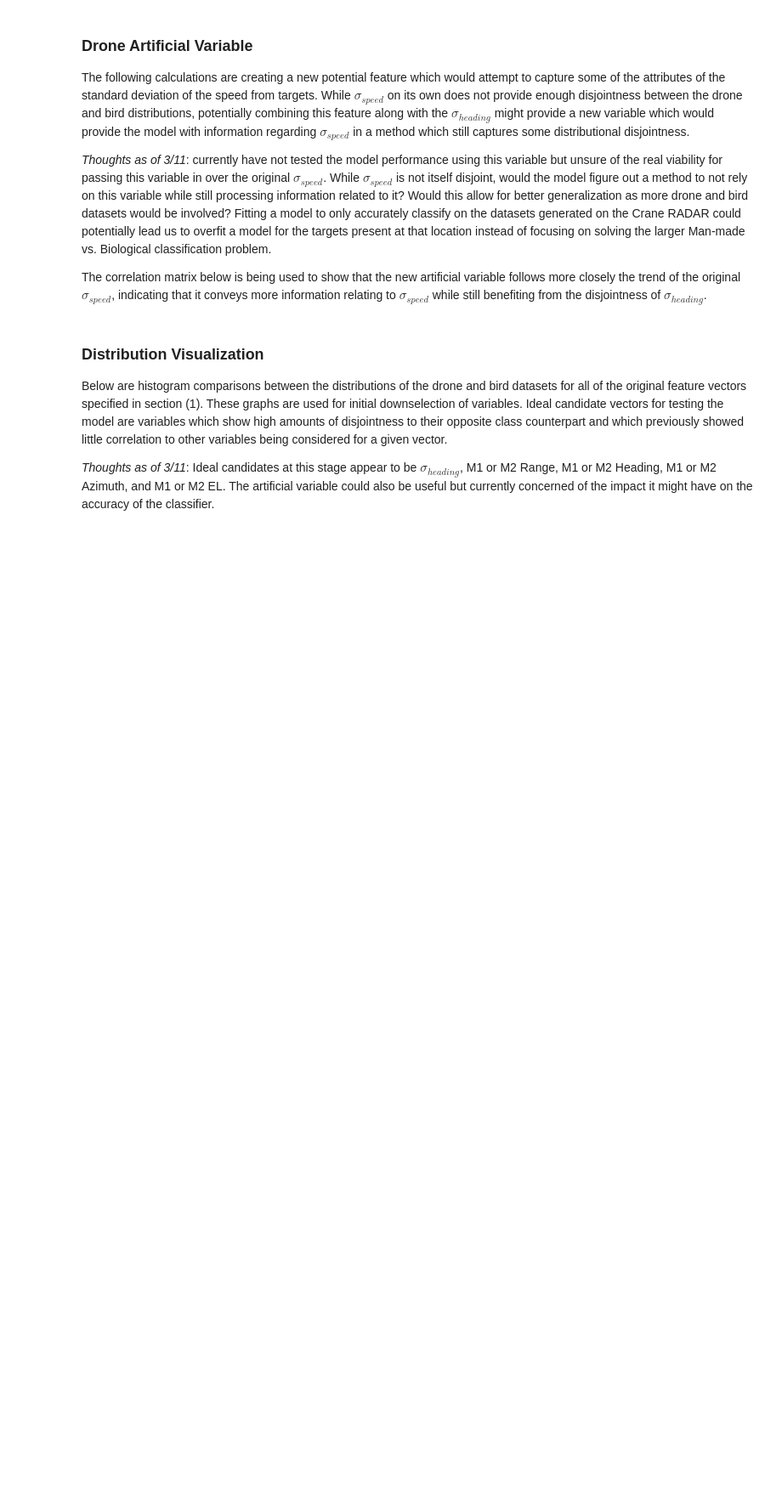
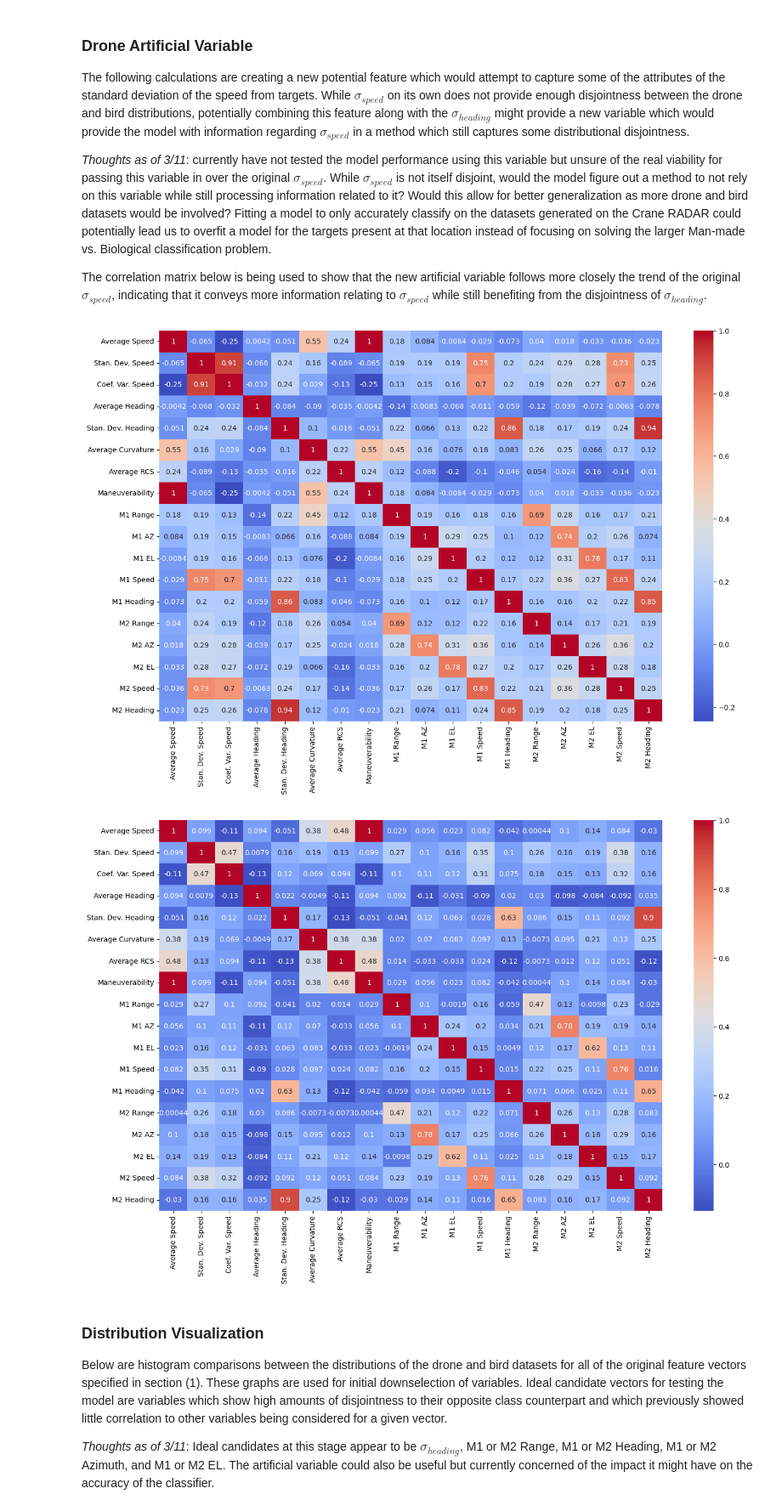
Before and after one commit to tuckerdickson/RADAR-Declutter, a Jupyter notebook: notebooks/feature_vectors.ipynb, the cells around one changed output. Shown at 85% size. Cells and saved outputs as stored; diff of their text form; code cells hidden in the pictures; blank space fills up the shorter version.

```diff
--- a/notebooks/feature_vectors.ipynb
+++ b/notebooks/feature_vectors.ipynb
@@ -161,20 +229,21 @@ def remove_outliers(column):
 # %%
 def analyze_df(df):
     uuid_groups = df.groupby('UUID')
-    feature_list = ['Average Speed', 'Stan. Dev. Speed', 'Average Heading', 'Stan. Dev. Heading', 'Average Curvature',
-                   'Maneuverability', 'M1 Range', 'M1 AZ', 'M1 EL',
+    feature_list = ['Average Speed', 'Stan. Dev. Speed', 'Coef. Var. Speed', 'Average Heading', 'Stan. Dev. Heading', 'Average Curvature',
+                   'Average RCS', 'Maneuverability', 'M1 Range', 'M1 AZ', 'M1 EL',
                    'M1 Speed', 'M1 Heading', 'M2 Range', 'M2 AZ', 'M2 EL',
                    'M2 Speed', 'M2 Heading']
     calc_dict = dict()
     calc_dict['UUID'] = []
     for feature in feature_list:
         calc_dict[feature] = []
-
     for uuid, group in uuid_groups:
         calc_dict['UUID'].append(uuid)
         mean_speed = np.mean(group['Speed'])
         calc_dict['Average Speed'].append(mean_speed)
         calc_dict['Stan. Dev. Speed'].append(np.std(group['Speed'], ddof=1))
+        calc_dict['Coef. Var. Speed'].append(calculate_coef_var(group['Speed']))
+        calc_dict['Average RCS'].append(np.mean(group['Radar Cross Section']))
         heading = calculate_heading(df)
         group = group.assign(Heading=heading)
         calc_dict['Average Heading'].append(group['Heading'].mean())
@@ -316,7 +374,7 @@ ecco_calc_dict = analyze_df(ecco_df)
 ecco_calc_df = pd.DataFrame(ecco_calc_dict)
 ecco_uuids = ecco_calc_df.pop('UUID')
 # Remove outliers from data before plotting and comparing
-ecco_df = ecco_df.apply(remove_outliers, axis=0)
+ecco_calc_df = ecco_calc_df.apply(remove_outliers, axis=0)
 ecco_calc_df['UUID'] = ecco_uuids
 ecco_calc_df.fillna(0, inplace=True)
 
@@ -446,3 +584,16 @@ sns.heatmap(np.corrcoef(list(calc_dict.values())),annot=True,fmt=".2f", linewidt
 plt.savefig('correlation_mat.png')
 # %% [markdown]
 ## Comparisons Between Datasets
+# %%
+chunk_calc_df = chunk_df.dropna(how='any')
+ecco_calc_df = ecco_calc_df.dropna(how='any')
+hostile_calc_df = my_hostile_df.dropna(how='any')
+marked_calc_df = marked_df.dropna(how='any')
+chunk_calc_df['Target'] = "Contacts"
+ecco_calc_df['Target'] = "ECCO"
+marked_calc_df['Target'] = "Marked"
+print(chunk_calc_df.columns)
+print(ecco_calc_df.columns)
+print(hostile_calc_df.columns)
+print(marked_calc_df.columns)
+combined_df = pd.concat([chunk_calc_df, ecco_calc_df, marked_calc_df, hostile_calc_df], ignore_index=True)
@@ -454,6 +643,20 @@ The following calculations are creating a new potential feature which would atte
 _Thoughts as of 3/11_: currently have not tested the model performance using this variable but unsure of the real viability for passing this variable in over the original $\sigma_{speed}$. While $\sigma_{speed}$ is not itself disjoint, would the model figure out a method to not rely on this variable while still processing information related to it? Would this allow for better generalization as more drone and bird datasets would be involved? Fitting a model to only accurately classify on the datasets generated on the Crane RADAR could potentially lead us to overfit a model for the targets present at that location instead of focusing on solving the larger Man-made vs. Biological classification problem.
 
 The correlation matrix below is being used to show that the new artificial variable follows more closely the trend of the original $\sigma_{speed}$, indicating that it conveys more information relating to $\sigma_{speed}$ while still benefiting from the disjointness of $\sigma_{heading}$.
+# %%
+def plot_heatmap(df, fig_name):
+    uuids = df.pop('UUID')
+    corr_matrix = df.corr()
+    df['UUID'] = uuids
+    plt.figure(figsize=(16, 10))
+    sns.heatmap(corr_matrix, annot=True, cmap='coolwarm')
+    plt.savefig(fig_name + '_corr_mat.png')
+# %%
+for df, fig_name in zip([marked_df,ecco_calc_df],['marked', 'ecco']):
+    plot_heatmap(df, fig_name)
+# %% [output]
+[figure, added]
+[figure, added]
 # %%
 drone_std_speed = np.array(hostile_calc_dict['Stan. Dev. Speed'])
 bird_std_speed = np.array(ecco_calc_dict['Stan. Dev. Speed'])
```
Also changed, not shown: parts of 50 cells of this notebook, 1 other file.
